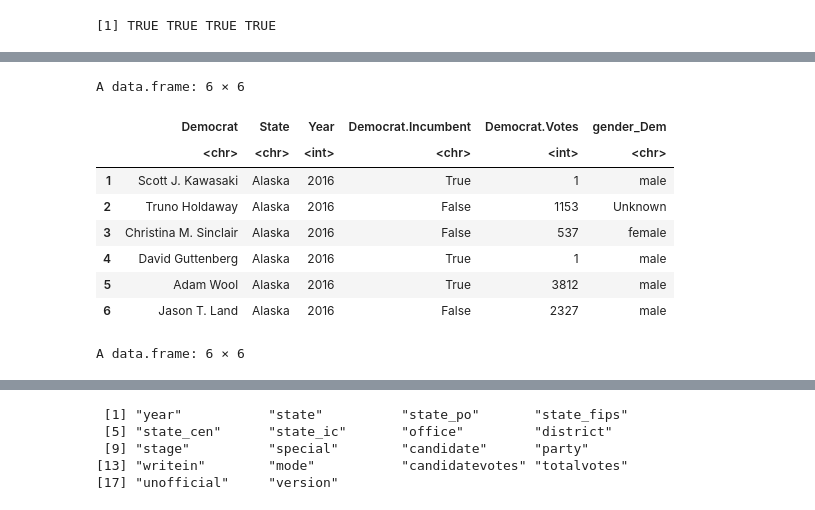
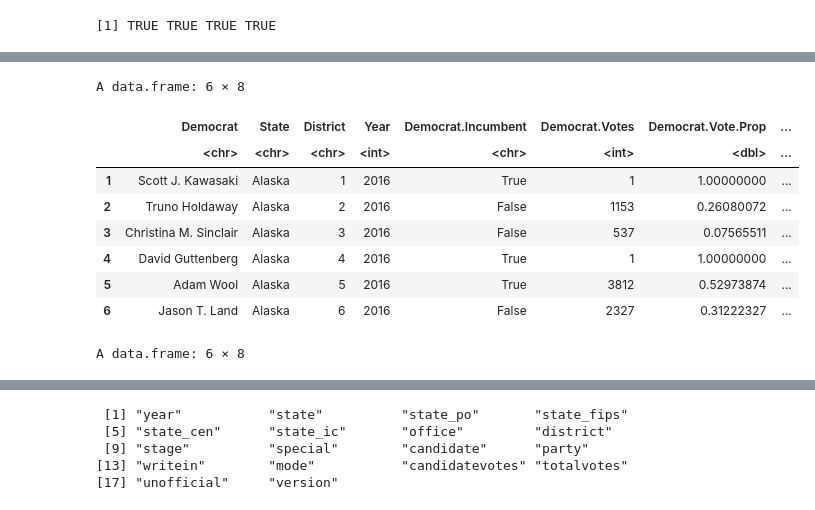
Before and after one commit to michael-bonitati-1117/final_project, a Jupyter notebook: Gender_Code.ipynb, the cells around one changed output, grey strips where cells are left out. Saved outputs shown, nothing was run; the diff lists cells and outputs as text; code cells hidden in the pictures.

```diff
--- a/Gender_Code.ipynb
+++ b/Gender_Code.ipynb
@@ -94,5 +90,26 @@ A data.frame: 6 × 15
 | 6 | 5 | Jason T. Land | David M. Talerico | No candidate | Alaska | 2016 | 6 | False | ... |
 # %%
 ## Created file with gender column so you don't have to run the function every time, commented out to prevent accidental overwrite
-## write.csv(data, "2016_election_results_updated.csv")
-data <- read.csv("2016_election_results_updated.csv")
+## write.csv(elections_2016, "2016_election_results_updated.csv")
+elections_2016_gender <- read.csv("2016_election_results_updated.csv")
+# %%
+## Generate winner and gender of winner
+
+elections_2016_gender <- elections_2016_gender %>%
+    mutate(winner = case_when(Democrat.Votes > Republican.Votes & Democrat.Votes > Other.Votes ~ "Democrat",
+                              Republican.Votes > Democrat.Votes & Republican.Votes > Other.Votes ~ "Republican",
+                              TRUE ~ "Other"),
+          winner_gender = case_when(winner == "Democrat" ~ gender_Dem,
+                                   winner == "Republican" ~ gender_Rep,
+                                   TRUE ~ "Other candidate")) %>%
+    select(!c(X.1, X))
+
+## Generate vote share (didn't bother doing for Other party candiates)
+elections_2016_gender <- elections_2016_gender %>%
+    mutate(Democrat.Vote.Prop = Democrat.Votes / (Democrat.Votes + Republican.Votes + Other.Votes),
+          Republican.Vote.Prop = Republican.Votes / (Democrat.Votes + Republican.Votes + Other.Votes))
+
+
+head(elections_2016_gender)
+
+### !!! Important: In analysis, exclude vote shares of 1.0000, signals no opposing candidate !!!
@@ -99,22 +126,23 @@ data <- read.csv("2016_election_results_updated.csv")
 # %%
-## Separate data
-Dem_data <- data %>%
-    select(Democrat, State, Year, Democrat.Incumbent, Democrat.Votes, gender_Dem)
 
-Rep_data <- data %>%
-    select(Republican, State, Year, Republican.Incumbent, Republican.Votes, gender_Rep)
+## Separate data by party for comparison
+Dem_data <- elections_2016_gender %>%
+    select(Democrat, State, District, Year, Democrat.Incumbent, Democrat.Votes, Democrat.Vote.Prop, gender_Dem)
+
+Rep_data <- elections_2016_gender %>%
+    select(Republican, State, District, Year, Republican.Incumbent, Republican.Votes, Republican.Vote.Prop, gender_Rep)
 
 head(Dem_data)
 
 head(Rep_data)
 # %% [output]
-A data.frame: 6 × 6
+A data.frame: 6 × 8
-|  | Democrat | State | Year | Democrat.Incumbent | Democrat.Votes | gender_Dem |
-|  | <chr> | <chr> | <int> | <chr> | <int> | <chr> |
-| 1 | Scott J. Kawasaki | Alaska | 2016 | True | 1 | male |
-| 2 | Truno Holdaway | Alaska | 2016 | False | 1153 | Unknown |
-| 3 | Christina M. Sinclair | Alaska | 2016 | False | 537 | female |
-| 4 | David Guttenberg | Alaska | 2016 | True | 1 | male |
-| 5 | Adam Wool | Alaska | 2016 | True | 3812 | male |
-| 6 | Jason T. Land | Alaska | 2016 | False | 2327 | male |
+|  | Democrat | State | District | Year | Democrat.Incumbent | Democrat.Votes | Democrat.Vote.Prop | ... |
+|  | <chr> | <chr> | <chr> | <int> | <chr> | <int> | <dbl> | ... |
+| 1 | Scott J. Kawasaki | Alaska | 1 | 2016 | True | 1 | 1.00000000 | ... |
+| 2 | Truno Holdaway | Alaska | 2 | 2016 | False | 1153 | 0.26080072 | ... |
+| 3 | Christina M. Sinclair | Alaska | 3 | 2016 | False | 537 | 0.07565511 | ... |
+| 4 | David Guttenberg | Alaska | 4 | 2016 | True | 1 | 1.00000000 | ... |
+| 5 | Adam Wool | Alaska | 5 | 2016 | True | 3812 | 0.52973874 | ... |
+| 6 | Jason T. Land | Alaska | 6 | 2016 | False | 2327 | 0.31222327 | ... |
-A data.frame: 6 × 6
+A data.frame: 6 × 8
```
Also changed, not shown: parts of 12 cells of this notebook.
